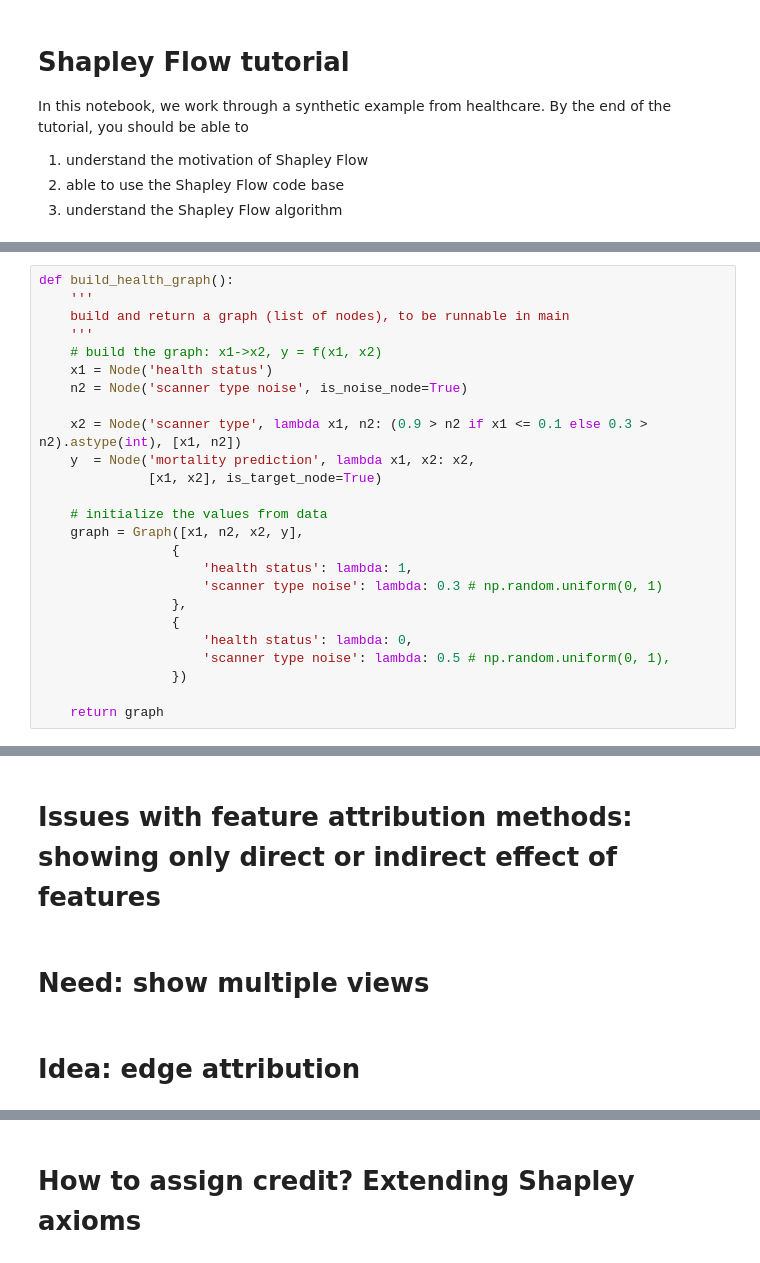
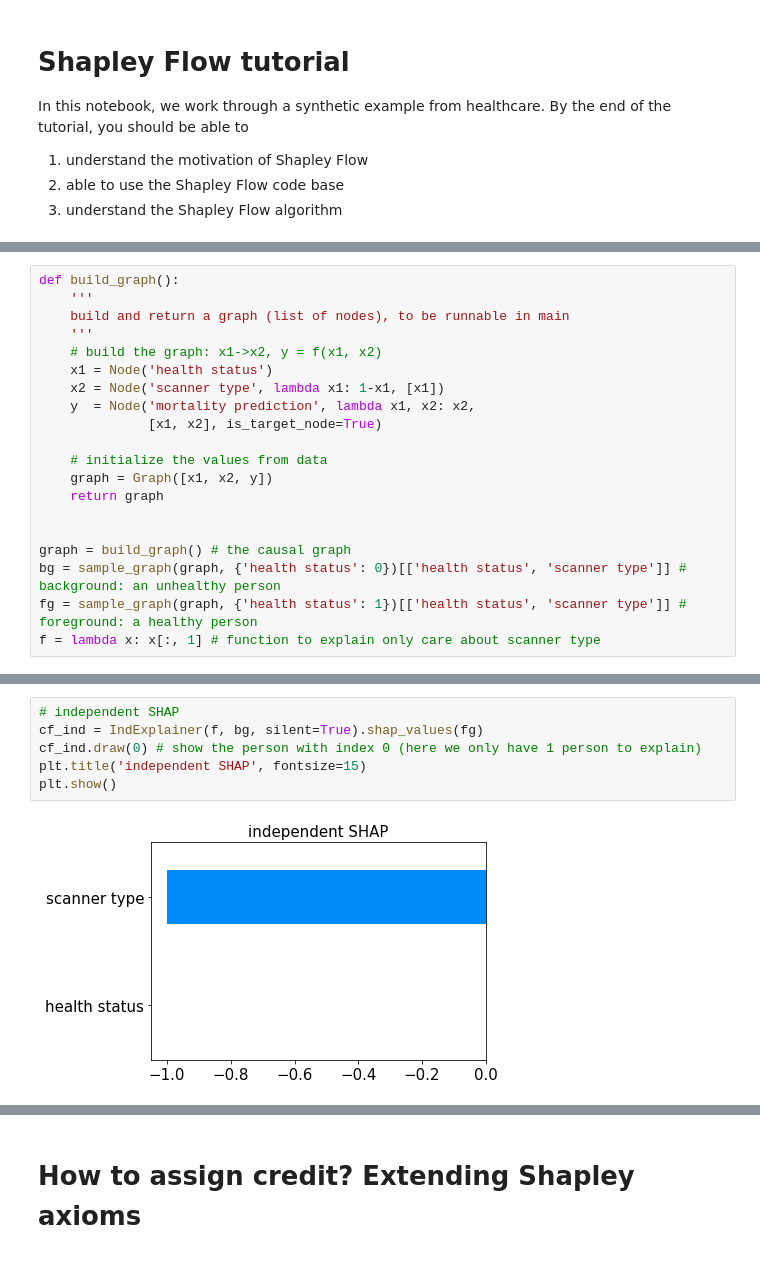
Before and after one commit to nathanwang000/Shapley-Flow, a Jupyter notebook: notebooks/tutorial.ipynb, the cells around one changed output, grey strips where cells are left out. Drawn from its saved outputs; the diff is of its cells as text.

```diff
--- a/notebooks/tutorial.ipynb
+++ b/notebooks/tutorial.ipynb
@@ -48,25 +89,20 @@ $\text{mortality probability prediction} \in [0, 1]$
 # %%
-def build_health_graph():
+def build_graph():
     '''
     build and return a graph (list of nodes), to be runnable in main
     '''
     # build the graph: x1->x2, y = f(x1, x2)
     x1 = Node('health status')
-    n2 = Node('scanner type noise', is_noise_node=True)
-
-    x2 = Node('scanner type', lambda x1, n2: (0.9 > n2 if x1 <= 0.1 else 0.3 > n2).astype(int), [x1, n2])
+    x2 = Node('scanner type', lambda x1: 1-x1, [x1])
     y  = Node('mortality prediction', lambda x1, x2: x2,
               [x1, x2], is_target_node=True)
 
     # initialize the values from data
-    graph = Graph([x1, n2, x2, y],
-                 {
-                     'health status': lambda: 1,
-                     'scanner type noise': lambda: 0.3 # np.random.uniform(0, 1)
-                 },
-                 {
-                     'health status': lambda: 0,
-                     'scanner type noise': lambda: 0.5 # np.random.uniform(0, 1),
-                 })
+    graph = Graph([x1, x2, y])
+    return graph
 
-    return graph
+
+graph = build_graph() # the causal graph
+bg = sample_graph(graph, {'health status': 0})[['health status', 'scanner type']] # background: an unhealthy person
+fg = sample_graph(graph, {'health status': 1})[['health status', 'scanner type']] # foreground: a healthy person
+f = lambda x: x[:, 1] # function to explain only care about scanner type
@@ -82,6 +109,8 @@ cf.draw()
-# %% [markdown]
-# Issues with feature attribution methods: showing only direct or indirect effect of features
-# %% [markdown]
-# Need: show multiple views
-# %% [markdown]
-# Idea: edge attribution
+# %%
+# independent SHAP
+cf_ind = IndExplainer(f, bg, silent=True).shap_values(fg)
+cf_ind.draw(0) # show the person with index 0 (here we only have 1 person to explain)
+plt.title('independent SHAP', fontsize=15)
+plt.show()
+# %% [output]
+[figure, added]
```
Also changed, not shown: parts of 47 cells of this notebook, 3 other files.
